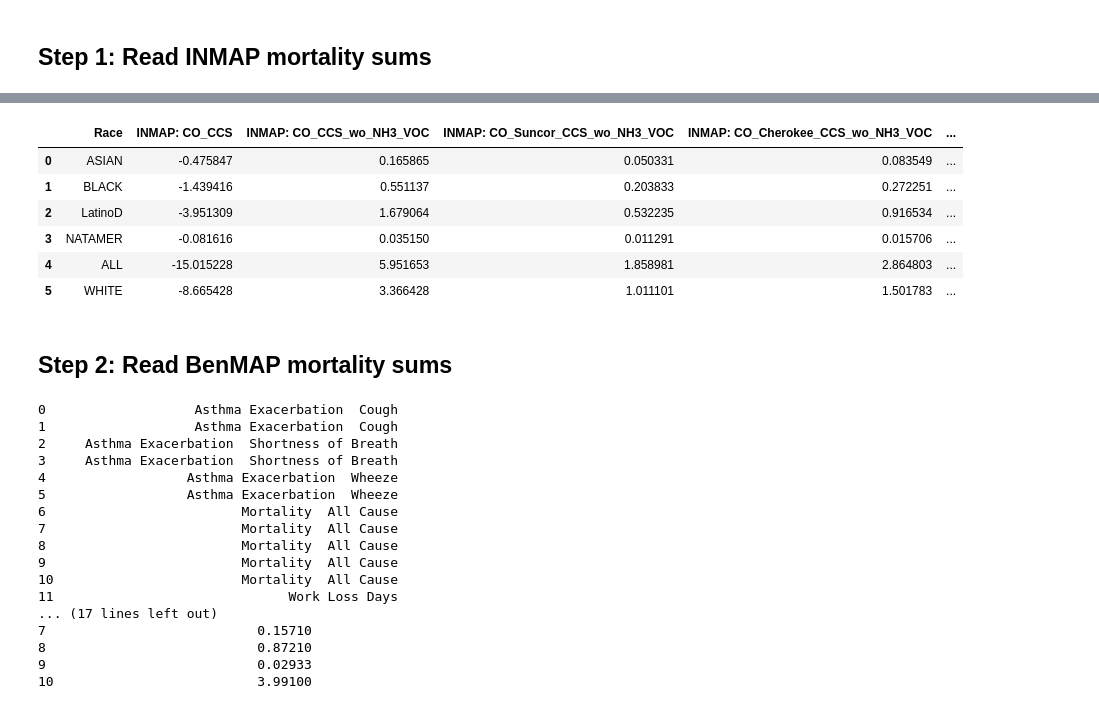
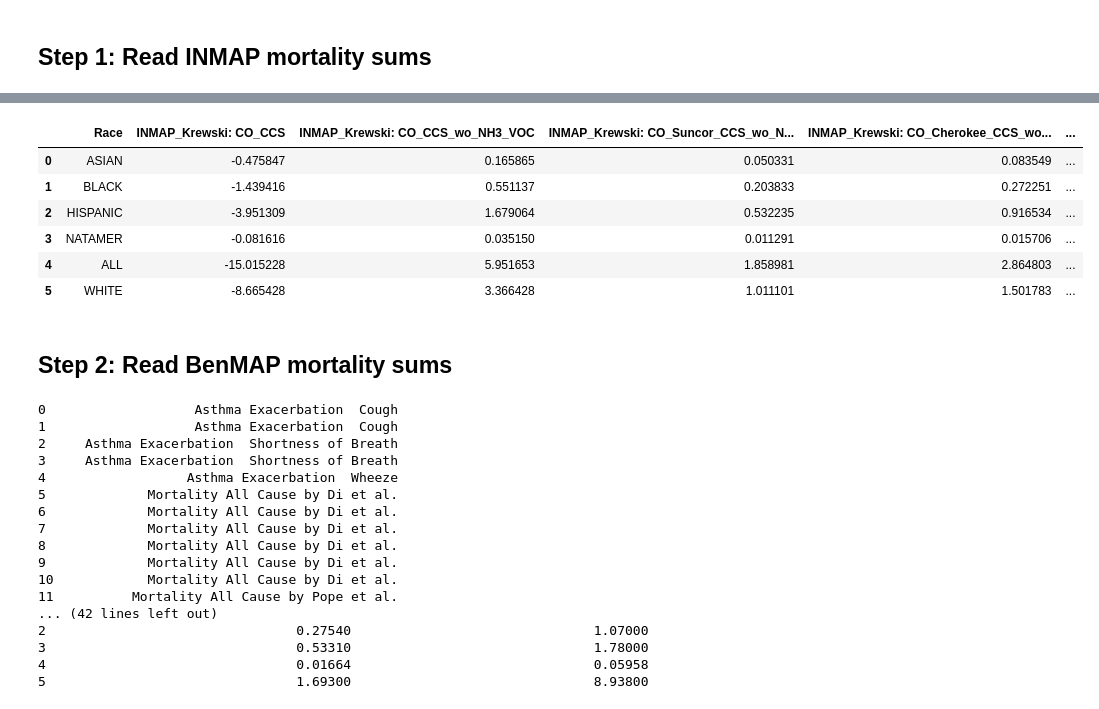
Before and after one commit to CarbonSolutions/LOCAETA_AQ, a Jupyter notebook: notebooks/Compare_INMAP_BenMAP_mortality.ipynb, the cells around one changed output, grey strips where cells are left out. Saved outputs shown, nothing was run; the diff lists cells and outputs as text; code cells hidden in the pictures.

```diff
--- a/notebooks/Compare_INMAP_BenMAP_mortality.ipynb
+++ b/notebooks/Compare_INMAP_BenMAP_mortality.ipynb
@@ -35,7 +35,7 @@ for run in run_list:
     output_path = os.path.join(main_dir, run)
     df = pd.read_csv(output_path + '/'+target_file, header=None)
 
-    df.columns = ["Race", "INMAP: "+run]
+    df.columns = ["Race", "INMAP_Krewski: "+run]
 
     # Merge on 'Species' column
     if combined_df is None:
@@ -66,20 +66,20 @@ print(combined_df)
 # %%
-rename_inmap ={'TotalPopD': 'ALL', 'AsianD': 'ASIAN','BlackD':'BLACK', 'NativeD':"NATAMER", 'WhitNoLatD':'WHITE'}
+rename_inmap ={'TotalPopD': 'ALL', 'AsianD': 'ASIAN','BlackD':'BLACK', 'NativeD':"NATAMER", 'LatinoD': "HISPANIC",'WhitNoLatD':'WHITE'}
 
 # change INMAP race value to match BenMAP
 combined_df['Race'] = combined_df['Race'].replace(rename_inmap)
 
 # Change the sign of value to match BenMAP
 for name in combined_df.columns:
     if name != 'Race':
         combined_df[name] = combined_df[name] * -1 # convert negative value to positive
 
 combined_df
 # %% [output]
-|  | Race | INMAP: CO_CCS | INMAP: CO_CCS_wo_NH3_VOC | INMAP: CO_Suncor_CCS_wo_NH3_VOC | INMAP: CO_Cherokee_CCS_wo_NH3_VOC | ... |
+|  | Race | INMAP_Krewski: CO_CCS | INMAP_Krewski: CO_CCS_wo_NH3_VOC | INMAP_Krewski: CO_Suncor_CCS_wo_N... | INMAP_Krewski: CO_Cherokee_CCS_wo... | ... |
 | 0 | ASIAN | -0.475847 | 0.165865 | 0.050331 | 0.083549 | ... |
 | 1 | BLACK | -1.439416 | 0.551137 | 0.203833 | 0.272251 | ... |
-| 2 | LatinoD | -3.951309 | 1.679064 | 0.532235 | 0.916534 | ... |
+| 2 | HISPANIC | -3.951309 | 1.679064 | 0.532235 | 0.916534 | ... |
 | 3 | NATAMER | -0.081616 | 0.035150 | 0.011291 | 0.015706 | ... |
 | 4 | ALL | -15.015228 | 5.951653 | 1.858981 | 2.864803 | ... |
 | 5 | WHITE | -8.665428 | 3.366428 | 1.011101 | 1.501783 | ... |
@@ -94,38 +94,48 @@ df_benmap['Endpoint'] = df_benmap['Endpoint'].str.strip()
 
 print(df_benmap['Endpoint'])
 
-df_benmap = df_benmap[df_benmap['Endpoint'] == 'Mortality  All Cause']
-
 # delete the first column and Endpoint, which is just row number
 df_benmap = df_benmap.drop(df_benmap.columns[0], axis=1)
-df_benmap = df_benmap.drop(df_benmap.columns[0], axis=1)
 
-# rename columns to contain benmap
-for name in df_benmap.columns:
-    if name != 'Endpoint' and name != 'Race':
-        df_benmap.rename(columns={name: "BenMAP: " + name}, inplace=True)
 
-df_benmap
 
-print(df_benmap)
+def subset_clean_benmap_df(df, author_name):
+    # subset mortality using author
+    df = df[df['Endpoint'].str.contains(author_name, na=False)]
+
+    # delete the Endpoint column
+    df = df.drop(df.columns[0], axis=1)
+
+    # rename columns to contain benmap
+    for name in df.columns:
+        if name != 'Race':
+            df.rename(columns={name: f"BenMAP_{author_name}: " + name}, inplace=True)
+
+    return df
+
+df_benmap_Di = subset_clean_benmap_df(df_benmap, 'Di')
+df_benmap_Pope = subset_clean_benmap_df(df_benmap, 'Pope')
+
+merged_benmap_df = pd.merge(df_benmap_Di, df_benmap_Pope, on='Race', how='inner')
+print(merged_benmap_df)
 # %% [output]
 0                   Asthma Exacerbation  Cough
 1                   Asthma Exacerbation  Cough
 2     Asthma Exacerbation  Shortness of Breath
 3     Asthma Exacerbation  Shortness of Breath
 4                  Asthma Exacerbation  Wheeze
-5                  Asthma Exacerbation  Wheeze
-6                         Mortality  All Cause
-7                         Mortality  All Cause
-8                         Mortality  All Cause
-9                         Mortality  All Cause
-10                        Mortality  All Cause
-11                              Work Loss Days
-... (17 lines left out)
-7                           0.15710
-8                           0.87210
-9                           0.02933
-10                          3.99100
+5             Mortality All Cause by Di et al.
+6             Mortality All Cause by Di et al.
+7             Mortality All Cause by Di et al.
+8             Mortality All Cause by Di et al.
+9             Mortality All Cause by Di et al.
+10            Mortality All Cause by Di et al.
+11          Mortality All Cause by Pope et al.
+... (42 lines left out)
+2                                0.27540                               1.07000
+3                                0.53310                               1.78000
+4                                0.01664                               0.05958
+5                                1.69300                               8.93800
 # %%
 import matplotlib.pyplot as plt
 import seaborn as sns
```
Also changed, not shown: parts of 2 cells of this notebook.
